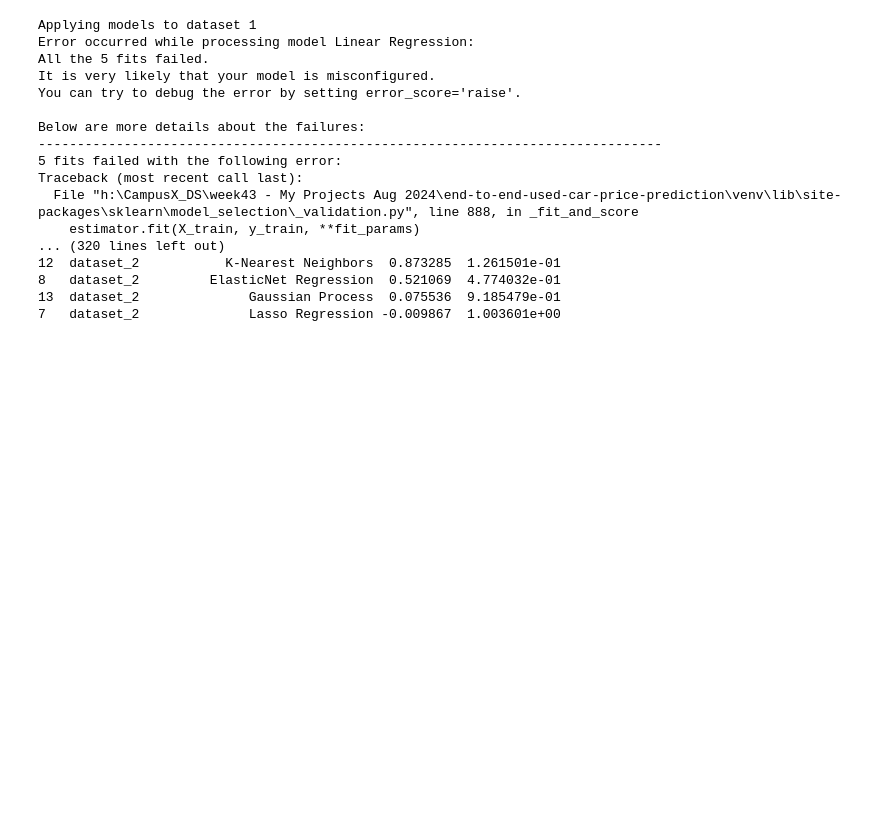
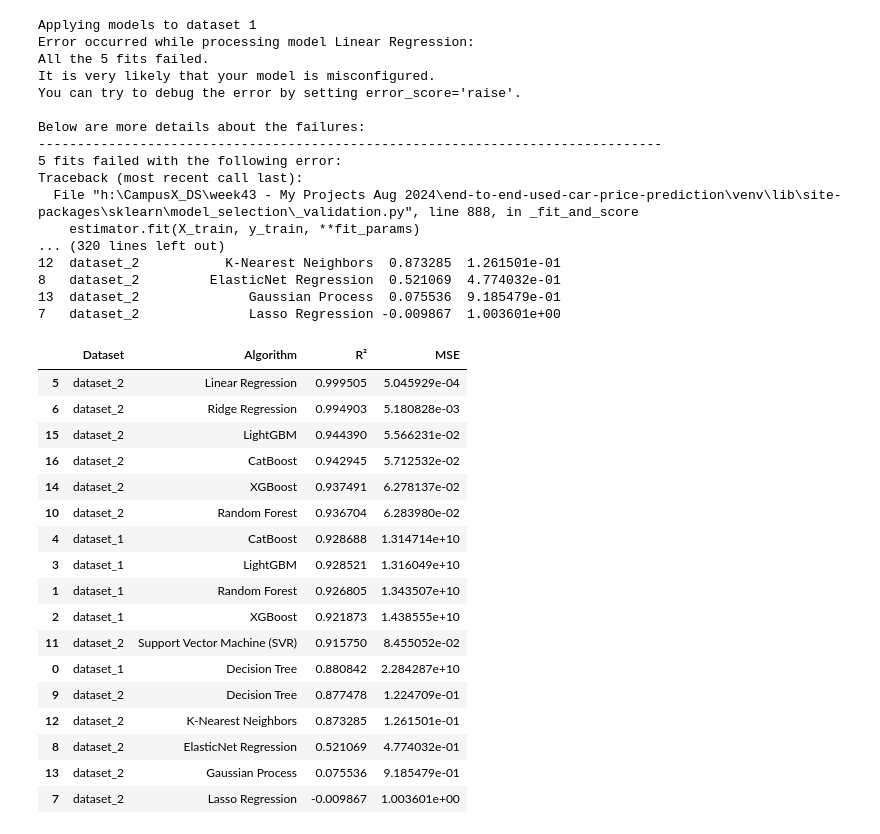
Before and after one commit to iamprashantjain/end-to-end-used-car-price-prediction, a Jupyter notebook: experiment/experiments.ipynb, the cells around one changed output. Cells and saved outputs as stored; diff of their text form; code cells hidden in the pictures; blank space fills up the shorter version.

```diff
--- a/experiment/experiments.ipynb
+++ b/experiment/experiments.ipynb
@@ -551,3 +551,24 @@ Traceback (most recent call last):
 8   dataset_2         ElasticNet Regression  0.521069  4.774032e-01
 13  dataset_2              Gaussian Process  0.075536  9.185479e-01
 7   dataset_2              Lasso Regression -0.009867  1.003601e+00
+# %%
+final_results_sorted[['Dataset', 'Algorithm', 'R²', 'MSE']]
+# %% [output]
+|  | Dataset | Algorithm | R² | MSE |
+| 5 | dataset_2 | Linear Regression | 0.999505 | 5.045929e-04 |
+| 6 | dataset_2 | Ridge Regression | 0.994903 | 5.180828e-03 |
+| 15 | dataset_2 | LightGBM | 0.944390 | 5.566231e-02 |
+| 16 | dataset_2 | CatBoost | 0.942945 | 5.712532e-02 |
+| 14 | dataset_2 | XGBoost | 0.937491 | 6.278137e-02 |
+| 10 | dataset_2 | Random Forest | 0.936704 | 6.283980e-02 |
+| 4 | dataset_1 | CatBoost | 0.928688 | 1.314714e+10 |
+| 3 | dataset_1 | LightGBM | 0.928521 | 1.316049e+10 |
+| 1 | dataset_1 | Random Forest | 0.926805 | 1.343507e+10 |
+| 2 | dataset_1 | XGBoost | 0.921873 | 1.438555e+10 |
+| 11 | dataset_2 | Support Vector Machine (SVR) | 0.915750 | 8.455052e-02 |
+| 0 | dataset_1 | Decision Tree | 0.880842 | 2.284287e+10 |
+| 9 | dataset_2 | Decision Tree | 0.877478 | 1.224709e-01 |
+| 12 | dataset_2 | K-Nearest Neighbors | 0.873285 | 1.261501e-01 |
+| 8 | dataset_2 | ElasticNet Regression | 0.521069 | 4.774032e-01 |
+| 13 | dataset_2 | Gaussian Process | 0.075536 | 9.185479e-01 |
+| 7 | dataset_2 | Lasso Regression | -0.009867 | 1.003601e+00 |
```
Also changed, not shown: parts of 1 cell of this notebook.
